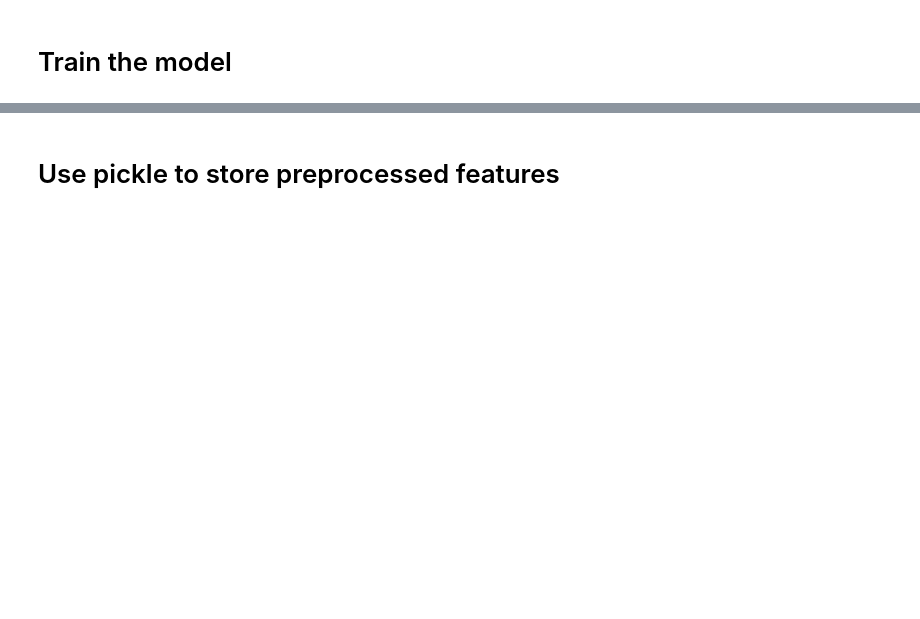
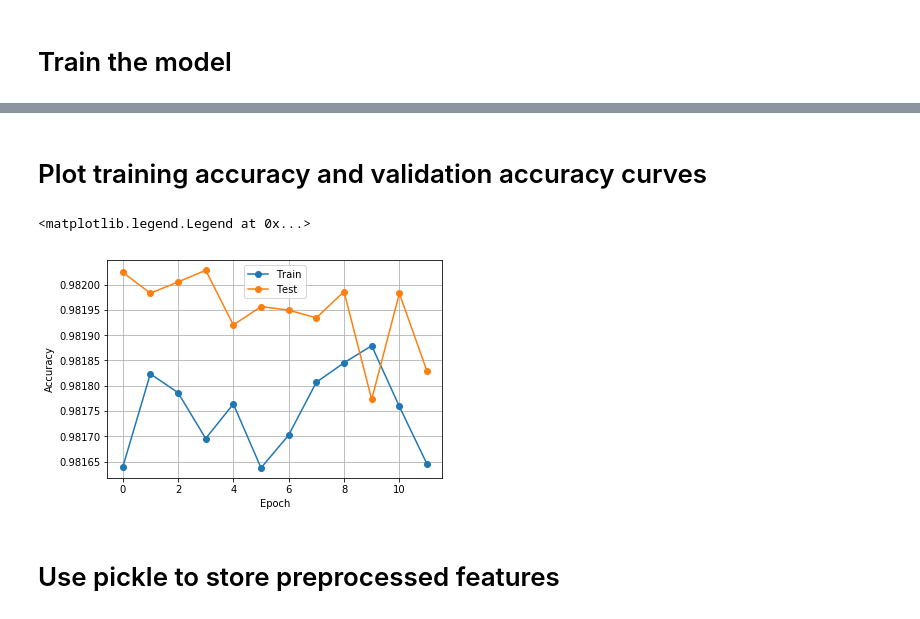
Before and after one commit to nyuaudio/magnatagatune, a Jupyter notebook: FINAL-EDITION.ipynb, the cells around one changed output, grey strips where cells are left out. Cells and saved outputs as stored; diff of their text form; code cells hidden in the pictures; blank space fills up the shorter version.

Commit message:
Add files via upload
Trained model and accuracy plot

```diff
--- a/FINAL-EDITION.ipynb
+++ b/FINAL-EDITION.ipynb
@@ -72,6 +77,7 @@ n=df.shape[0]
 n_test=n//4
 test_idx=np.arange(0,n_test)
 train_idx=np.arange(n_test,n)
+batch_size = 32
 # %%
 #this takes input as batch size and output the input batch and ground truth labels
 def batchmatrix(batch_size,df,idx):
@@ -208,0 +304,8 @@ steps_per_epoch = len(train_idx) // batch_size
+# %%
+epochs=12
+batch_size=32
+random_state=12345678
+active_streamers=20
+train_batches=data_generator_train(batch_size,train_idx,active_streamers,rate=64,random_state=random_state)
+test_batches=data_generator_test(batch_size,test_idx,active_streamers,rate=64,random_state=random_state)
+steps_per_epoch = len(train_idx) // batch_size
@@ -220 +341,13 @@ Epoch 1/12
+# %% [markdown]
+# Plot training accuracy and validation accuracy curves
+# %%
+plt.plot(hist.history['acc'], 'o-')
+plt.plot(hist.history['val_acc'], 'o-')
+plt.grid()
+plt.xlabel('Epoch')
+plt.ylabel('Accuracy')
+plt.legend(['Train', 'Test'])
+# %% [output]
+<matplotlib.legend.Legend at 0x...>
+[figure, added]
 # %%
```
Also changed, not shown: parts of 17 cells of this notebook.
